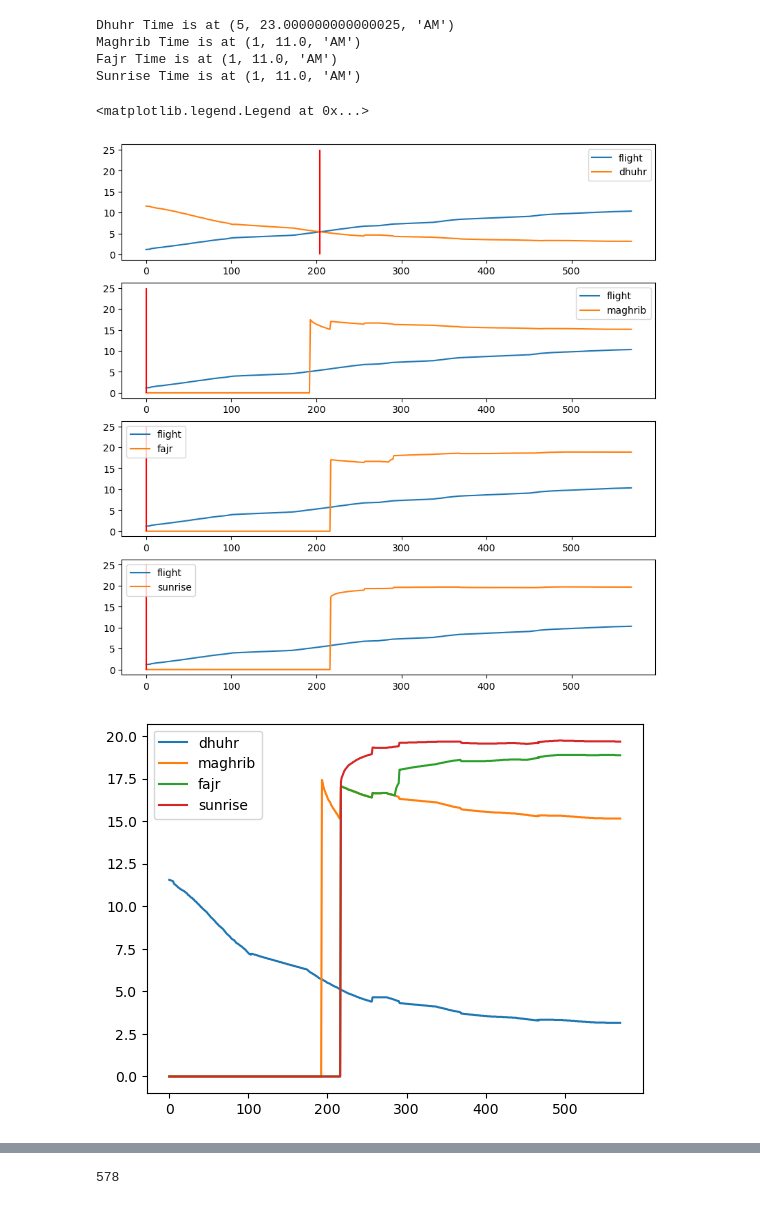
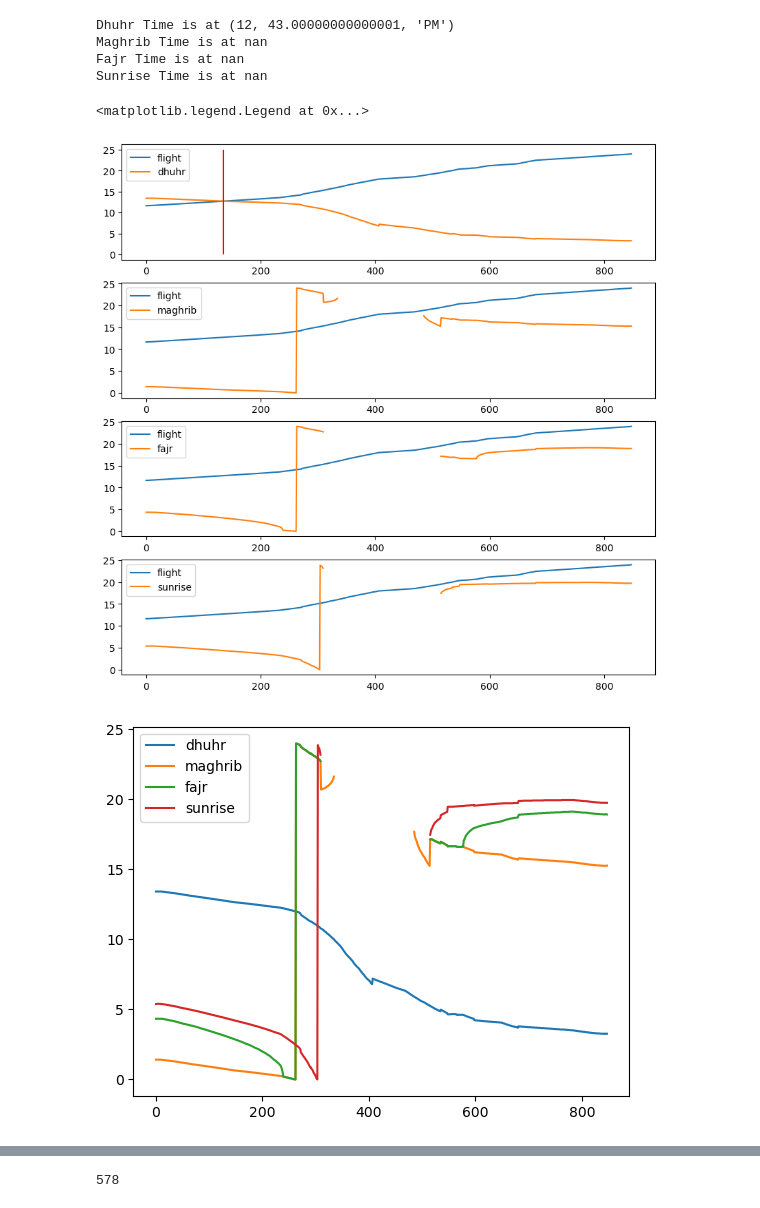
Before and after one commit to zzaidi07/salah-35k, a Jupyter notebook: compiled_v1.ipynb, the cells around one changed output, grey strips where cells are left out. Cells and saved outputs as stored; diff of their text form; code cells hidden in the pictures.

Commit message:
Now script accounts for invaldid prayer times, is more robust

```diff
--- a/compiled_v1.ipynb
+++ b/compiled_v1.ipynb
@@ -9,5 +15,5 @@ from bs4 import BeautifulSoup
 # %%
-def get_flight_history(flight_number):
+def get_flight_history(flight_number, sel_index = 0):
     url = 'https://www.flightaware.com/live/flight/' + flight_number + '/history'
     hist_link = []
     # Define headers to mimic a browser request
@@ -35,16 +41,17 @@ def get_flight_history(flight_number):
 
     except requests.exceptions.RequestException as e:
         print(f"Request error: {e}")
-    #print(hist_link)
-    print(hist_link[0])
-
+    print(hist_link)
+    print('_ selected: ___')
+    print(hist_link[sel_index])
+    print('_______________')
 
     headers = {
         "User-Agent": "Mozilla/5.0 (Windows NT 10.0; Win64; x64) " \
                       "AppleWebKit/537.36 (KHTML, like Gecko) " \
                       "Chrome/114.0.0.0 Safari/537.36"
         }
-    url = hist_link[-1]+"/tracklog"
+    url = hist_link[sel_index]+"/tracklog"
     print(url)
     resp = requests.get(url, headers = headers)
     resp.raise_for_status()  # Raise error on bad response
@@ -98,3 +120,3 @@ def ConvertTo12Hr(time_24):
 # %%
-pd_flighthistory = get_flight_history('PIA798')
+pd_flighthistory = get_flight_history('PIA782', sel_index = 0)
 # %% [output]
@@ -194,44 +239,59 @@ diff_sunrise = np.abs(sunrise_times - flight_times)
 
 fig, ax = plt.subplots(4, figsize= (10,10) )
 ax[0].plot(flight_times)
 ax[1].plot(flight_times)
 ax[2].plot(flight_times)
 ax[3].plot(flight_times)
 
 
 ax[0].plot(dhuhr_times)
 #ax[0].plot(diff_dhuhr)
 ax[1].plot(maghrib_times)
 #ax[1].plot(diff_maghrib)
 ax[2].plot(fajr_times)
 #ax[2].plot(diff_fajr)
 ax[3].plot(sunrise_times)
 
 ax[0].legend(['flight', 'dhuhr'])#, 'diff_dhuhr'])
 ax[1].legend(['flight', 'maghrib'])#, 'diff_maghrib'])
 ax[2].legend(['flight', 'fajr'])#, 'diff_fajr'])
 ax[3].legend(['flight', 'sunrise'])
-ax[0].vlines(np.argmin(diff_dhuhr), 0 ,25, color = 'Red')
-ax[1].vlines(np.argmin(diff_maghrib), 0 ,25, color = 'Red')
-ax[2].vlines(np.argmin(diff_fajr), 0 ,25, color = 'Red')
-ax[3].vlines(np.argmin(diff_sunrise[:-20]), 0 ,25, color = 'Red')
 
-print(f'Dhuhr Time is at {ConvertTo12Hr(flight_times[np.argmin(diff_dhuhr)])}')
-print(f'Maghrib Time is at {ConvertTo12Hr(flight_times[np.argmin(diff_maghrib)])}')
-print(f'Fajr Time is at {ConvertTo12Hr(flight_times[np.argmin(diff_fajr)])}')
-print(f'Sunrise Time is at {ConvertTo12Hr(flight_times[np.argmin(diff_sunrise[:-20])])}')
+# fajr_time_24hr = np.argwhere(diff_fajr == 0)
+# dhuhr_time_24hr = np.argwhere(diff_dhuhr == 0)[0]
+# maghrib_time_24hr = np.argwhere(diff_maghrib == 0)[0]
+# sunrise_time_24hr = np.argwhere(diff_sunrise == 0)[0]
+
+fajr_ind, fajr_time = calculate_inflight_prayertime(diff_fajr, flight_times)
+dhuhr_ind, dhuhr_time = calculate_inflight_prayertime(diff_dhuhr, flight_times)
+maghrib_ind, maghrib_time = calculate_inflight_prayertime(diff_maghrib, flight_times)
+sunrise_ind, sunrise_time = calculate_inflight_prayertime(diff_sunrise, flight_times)
+
+ax[2].vlines(fajr_ind, 0 ,25, color = 'Red')
+ax[0].vlines(dhuhr_ind, 0 ,25, color = 'Red')
+ax[1].vlines(maghrib_ind, 0 ,25, color = 'Red')
+ax[3].vlines(sunrise_ind, 0 ,25, color = 'Red')
+
+# print(f'Dhuhr Time is at {ConvertTo12Hr(flight_times[np.argmin(diff_dhuhr)])}')
+print(f'Dhuhr Time is at {dhuhr_time}')
+
+# print(f'Maghrib Time is at {ConvertTo12Hr(flight_times[np.argmin(diff_maghrib)])}')
+print(f'Maghrib Time is at {maghrib_time}')
+
+print(f'Fajr Time is at {fajr_time}')
+print(f'Sunrise Time is at {sunrise_time}')
 
 fig, ax = plt.subplots()
 ax.plot(dhuhr_times)
 ax.plot(maghrib_times)
 ax.plot(fajr_times)
 ax.plot(sunrise_times)
 ax.legend(['dhuhr', 'maghrib', 'fajr', 'sunrise'])
 # %% [output]
-Dhuhr Time is at (5, 23.000000000000025, 'AM')
-Maghrib Time is at (1, 11.0, 'AM')
-Fajr Time is at (1, 11.0, 'AM')
-Sunrise Time is at (1, 11.0, 'AM')
+Dhuhr Time is at (12, 43.00000000000001, 'PM')
+Maghrib Time is at nan
+Fajr Time is at nan
+Sunrise Time is at nan
 <matplotlib.legend.Legend at 0x...>
-[figure, old version]
+[figure, new version]
-[figure, old version]
+[figure, new version]
```
Also changed, not shown: parts of 14 cells of this notebook.
